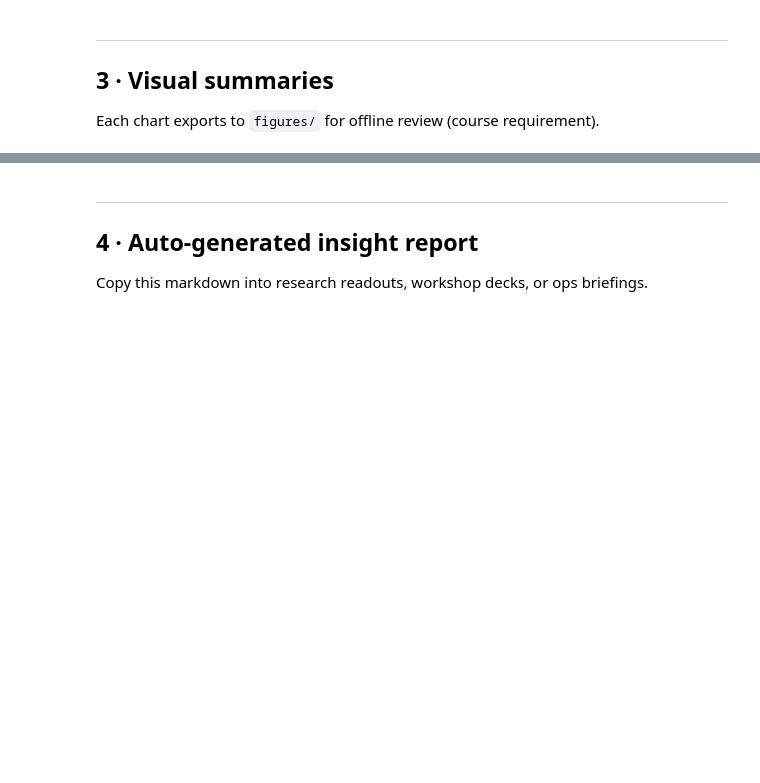
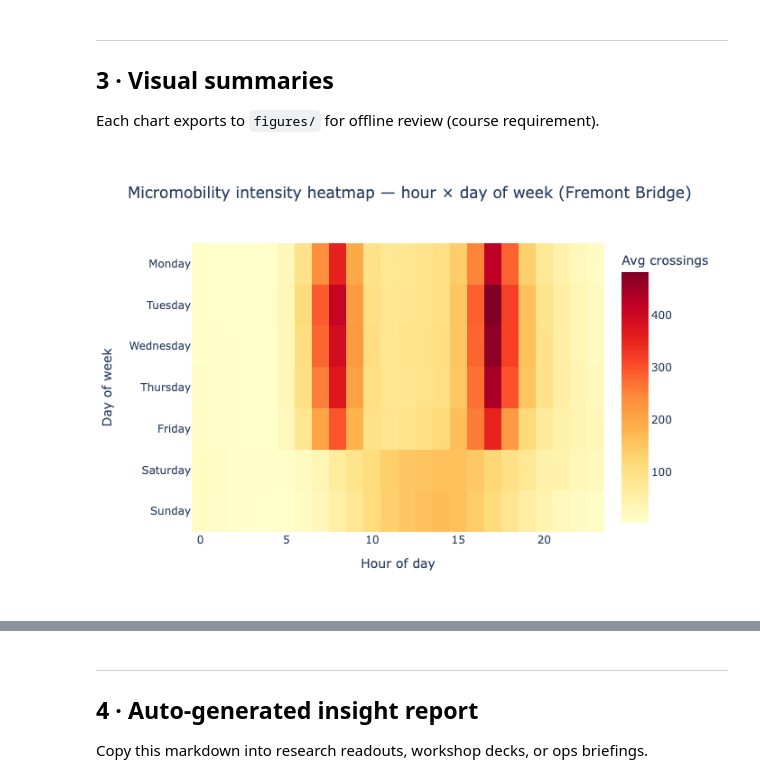
Before and after one commit to AnsirU/hcde530, a Jupyter notebook: MP2/mp2_notebook.ipynb, the cells around one changed output, grey strips where cells are left out. Cells and saved outputs as stored; diff of their text form; code cells hidden in the pictures; blank space fills up the shorter version.

Commit message:
MP2 notebook: embed PNG outputs so charts render on GitHub.
Co-authored-by: Cursor <cursoragent@cursor.com>

```diff
--- a/MP2/mp2_notebook.ipynb
+++ b/MP2/mp2_notebook.ipynb
@@ -139,23 +142,25 @@ Each chart exports to `figures/` for offline review (course requirement).
 # %%
 # Heatmap: average crossings by hour × weekday
 heat = (
     df.groupby(["weekday", "hour"], as_index=False)[COL_TOTAL]
     .mean()
 )
 day_order = ["Monday", "Tuesday", "Wednesday", "Thursday", "Friday", "Saturday", "Sunday"]
 heat["weekday"] = pd.Categorical(heat["weekday"], categories=day_order, ordered=True)
 heat = heat.sort_values(["weekday", "hour"])
 heat_pivot = heat.pivot(index="weekday", columns="hour", values=COL_TOTAL)
 
 fig_heat = px.imshow(
     heat_pivot,
     labels=dict(x="Hour of day", y="Day of week", color="Avg crossings"),
     title="Micromobility intensity heatmap — hour × day of week (Fremont Bridge)",
     aspect="auto",
     color_continuous_scale="YlOrRd",
 )
 fig_heat.write_image(FIG_DIR / "heatmap_hour_weekday.png")
-fig_heat.show()
+display(Image(filename=str(FIG_DIR / "heatmap_hour_weekday.png")))
+# %% [output]
+[figure, added]
 # %%
 # Line: monthly trend (last 36 months for readability)
 plot_monthly = monthly_df.tail(36)
```
Also changed, not shown: parts of 5 cells of this notebook.
